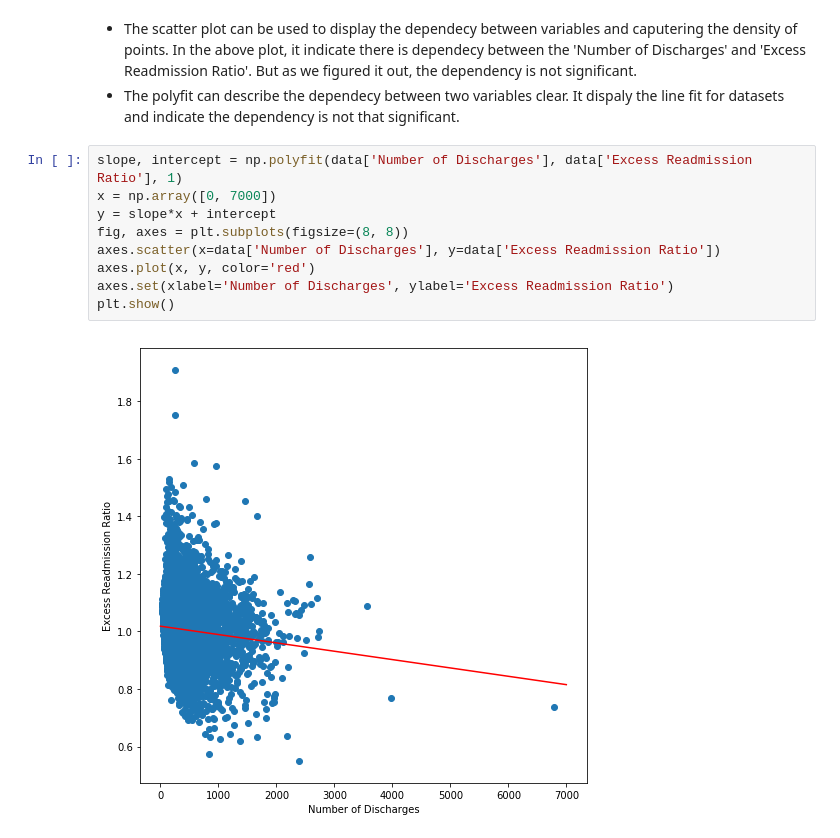
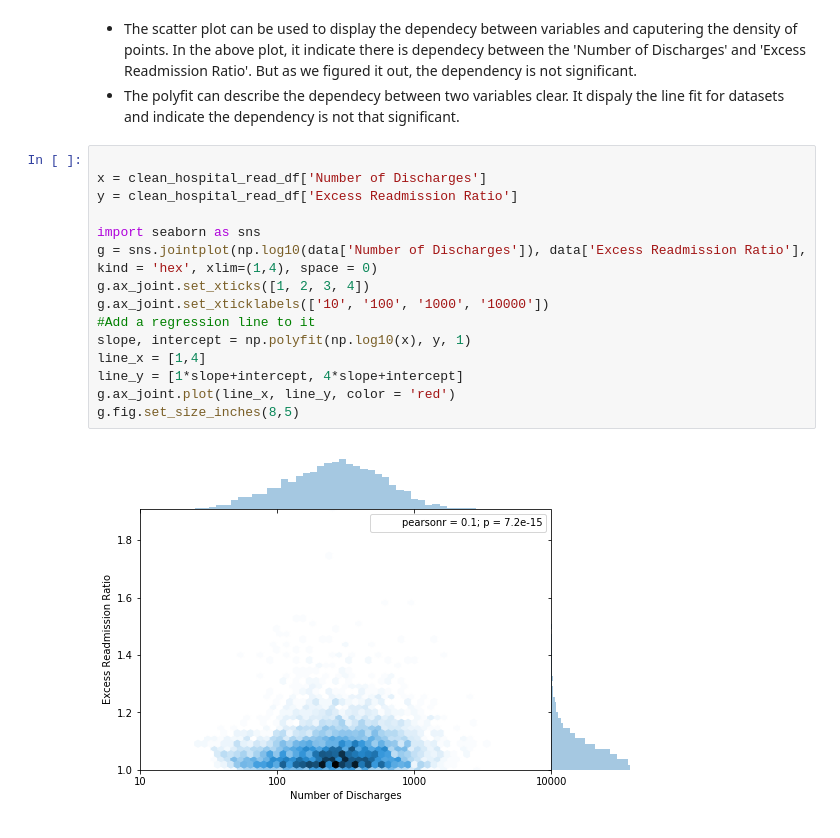
Before and after one commit to emami06/MiniProject, a Jupyter notebook: sliderule_dsi_inferential_statistics_exercise_3.ipynb, the cells around one changed output. Saved outputs shown, nothing was run; the diff lists cells and outputs as text.

```diff
--- a/sliderule_dsi_inferential_statistics_exercise_3.ipynb
+++ b/sliderule_dsi_inferential_statistics_exercise_3.ipynb
@@ -194,14 +293,20 @@ Confidence interval is between -0.121 and -0.073
 # %% [markdown]
 - The scatter plot can be used to display the dependecy between variables and caputering the density of points. In the above plot, it indicate there is dependecy between the 'Number of Discharges' and 'Excess Readmission Ratio'. But as we figured it out, the dependency is not significant.
 - The polyfit can describe the dependecy between two variables clear. It dispaly the line fit for datasets and indicate the dependency is not that significant.
-# %%
-slope, intercept = np.polyfit(data['Number of Discharges'], data['Excess Readmission Ratio'], 1)
-x = np.array([0, 7000])
-y = slope*x + intercept
-fig, axes = plt.subplots(figsize=(8, 8))
-axes.scatter(x=data['Number of Discharges'], y=data['Excess Readmission Ratio'])
-axes.plot(x, y, color='red')
-axes.set(xlabel='Number of Discharges', ylabel='Excess Readmission Ratio')
-plt.show()
-# %% [output]
-[figure, removed]
+# %%
+
+x = clean_hospital_read_df['Number of Discharges']
+y = clean_hospital_read_df['Excess Readmission Ratio']
+
+import seaborn as sns
+g = sns.jointplot(np.log10(data['Number of Discharges']), data['Excess Readmission Ratio'], kind = 'hex', xlim=(1,4), space = 0)
+g.ax_joint.set_xticks([1, 2, 3, 4])
+g.ax_joint.set_xticklabels(['10', '100', '1000', '10000'])
+#Add a regression line to it
+slope, intercept = np.polyfit(np.log10(x), y, 1)
+line_x = [1,4]
+line_y = [1*slope+intercept, 4*slope+intercept]
+g.ax_joint.plot(line_x, line_y, color = 'red')
+g.fig.set_size_inches(8,5)
+# %% [output]
+[figure, added]
```
Also changed, not shown: parts of 14 cells of this notebook.
